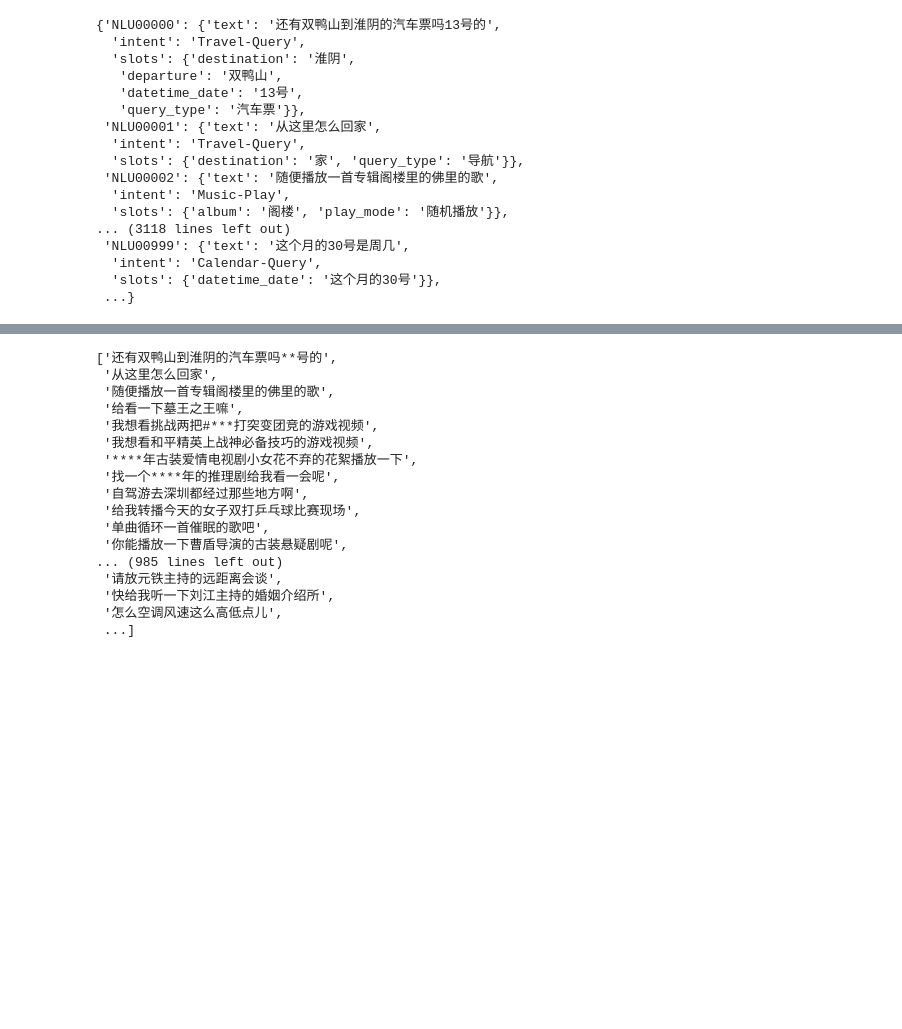
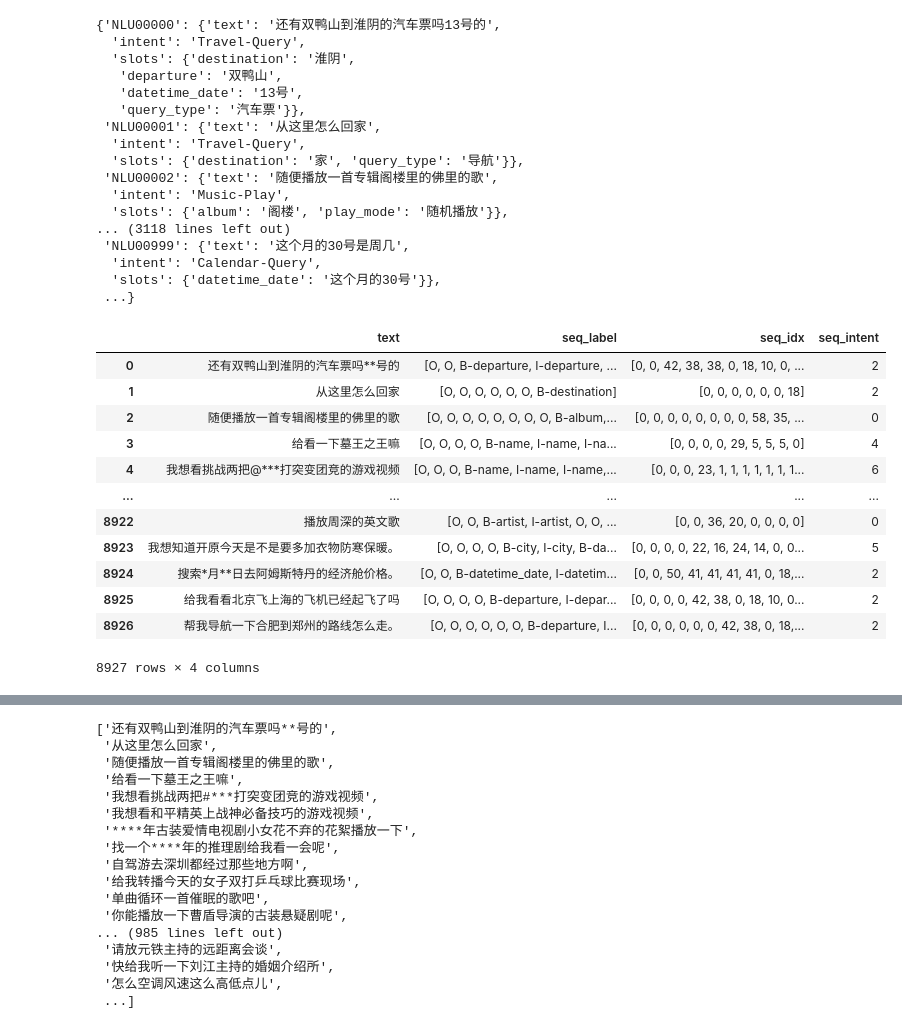
Before and after one commit to EeyoreLee/EarleeNLP, a Jupyter notebook: notebook/data2labelseq.ipynb, the cells around one changed output, grey strips where cells are left out. Saved outputs shown, nothing was run; the diff lists cells and outputs as text; code cells hidden in the pictures; blank space fills up the shorter version.

```diff
--- a/notebook/data2labelseq.ipynb
+++ b/notebook/data2labelseq.ipynb
@@ -48,6 +48,8 @@ nested_ner_idx = []
 seq_normalization_text = []
 seq_text = []
 seq_label = []
+seq_intent = []
+seq_idx = []
 for idx, info_dict in data.items():
     intent = info_dict['intent']
     text = info_dict['text']
@@ -202,3 +204,28 @@ for idx, info_dict in data.items():
         seq_normalization_text.append(normalization(text))
         seq_text.append(text)
         seq_label.append(default_label)
+        seq_intent.append(intent2idx[intent])
+        seq_idx.append([label2idx[ll.split('-')[0]+'-'+intent+'-'+ll.split('-')[-1]] if ll != 'O' else label2idx[ll] for ll in default_label])
+# %%
+seq4df = {
+    'text': seq_normalization_text,
+    'seq_label': seq_label,
+    'seq_idx': seq_idx,
+    'seq_intent': seq_intent
+}
+df = pd.DataFrame(seq4df)
+df
+# %% [output]
+|  | text | seq_label | seq_idx | seq_intent |
+| 0 | 还有双鸭山到淮阴的汽车票吗**号的 | [O, O, B-departure, I-departure, ... | [0, 0, 42, 38, 38, 0, 18, 10, 0, ... | 2 |
+| 1 | 从这里怎么回家 | [O, O, O, O, O, O, B-destination] | [0, 0, 0, 0, 0, 0, 18] | 2 |
+| 2 | 随便播放一首专辑阁楼里的佛里的歌 | [O, O, O, O, O, O, O, O, B-album,... | [0, 0, 0, 0, 0, 0, 0, 0, 58, 35, ... | 0 |
+| 3 | 给看一下墓王之王嘛 | [O, O, O, O, B-name, I-name, I-na... | [0, 0, 0, 0, 29, 5, 5, 5, 0] | 4 |
+| 4 | 我想看挑战两把@***打突变团竞的游戏视频 | [O, O, O, B-name, I-name, I-name,... | [0, 0, 0, 23, 1, 1, 1, 1, 1, 1, 1... | 6 |
+| ... | ... | ... | ... | ... |
+| 8922 | 播放周深的英文歌 | [O, O, B-artist, I-artist, O, O, ... | [0, 0, 36, 20, 0, 0, 0, 0] | 0 |
+| 8923 | 我想知道开原今天是不是要多加衣物防寒保暖。 | [O, O, O, O, B-city, I-city, B-da... | [0, 0, 0, 0, 22, 16, 24, 14, 0, 0... | 5 |
+| 8924 | 搜索*月**日去阿姆斯特丹的经济舱价格。 | [O, O, B-datetime_date, I-datetim... | [0, 0, 50, 41, 41, 41, 41, 0, 18,... | 2 |
+| 8925 | 给我看看北京飞上海的飞机已经起飞了吗 | [O, O, O, O, B-departure, I-depar... | [0, 0, 0, 0, 42, 38, 0, 18, 10, 0... | 2 |
+| 8926 | 帮我导航一下合肥到郑州的路线怎么走。 | [O, O, O, O, O, O, B-departure, I... | [0, 0, 0, 0, 0, 0, 42, 38, 0, 18,... | 2 |
+8927 rows × 4 columns
```
Also changed, not shown: parts of 5 cells of this notebook, 12 other files.
